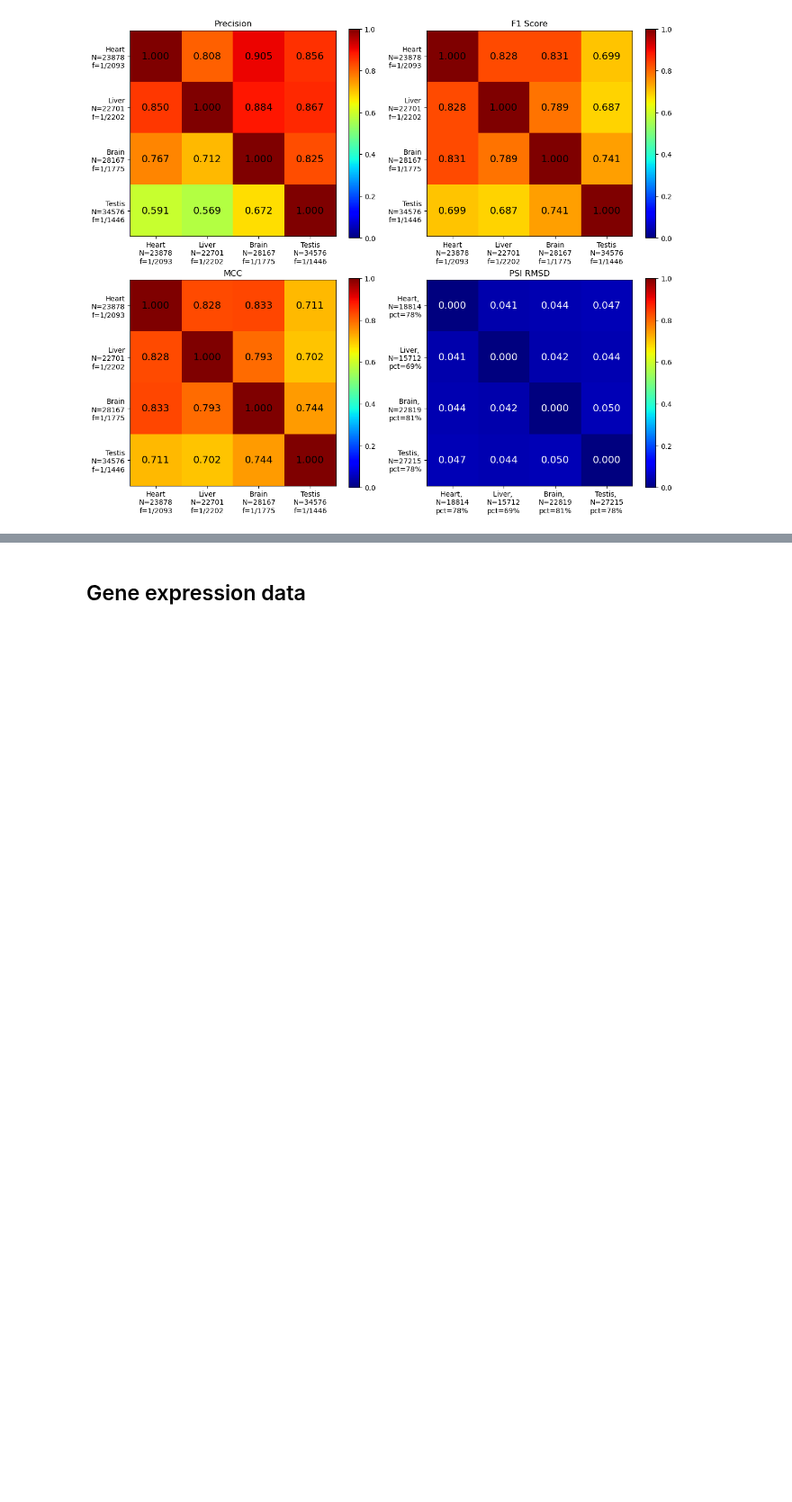
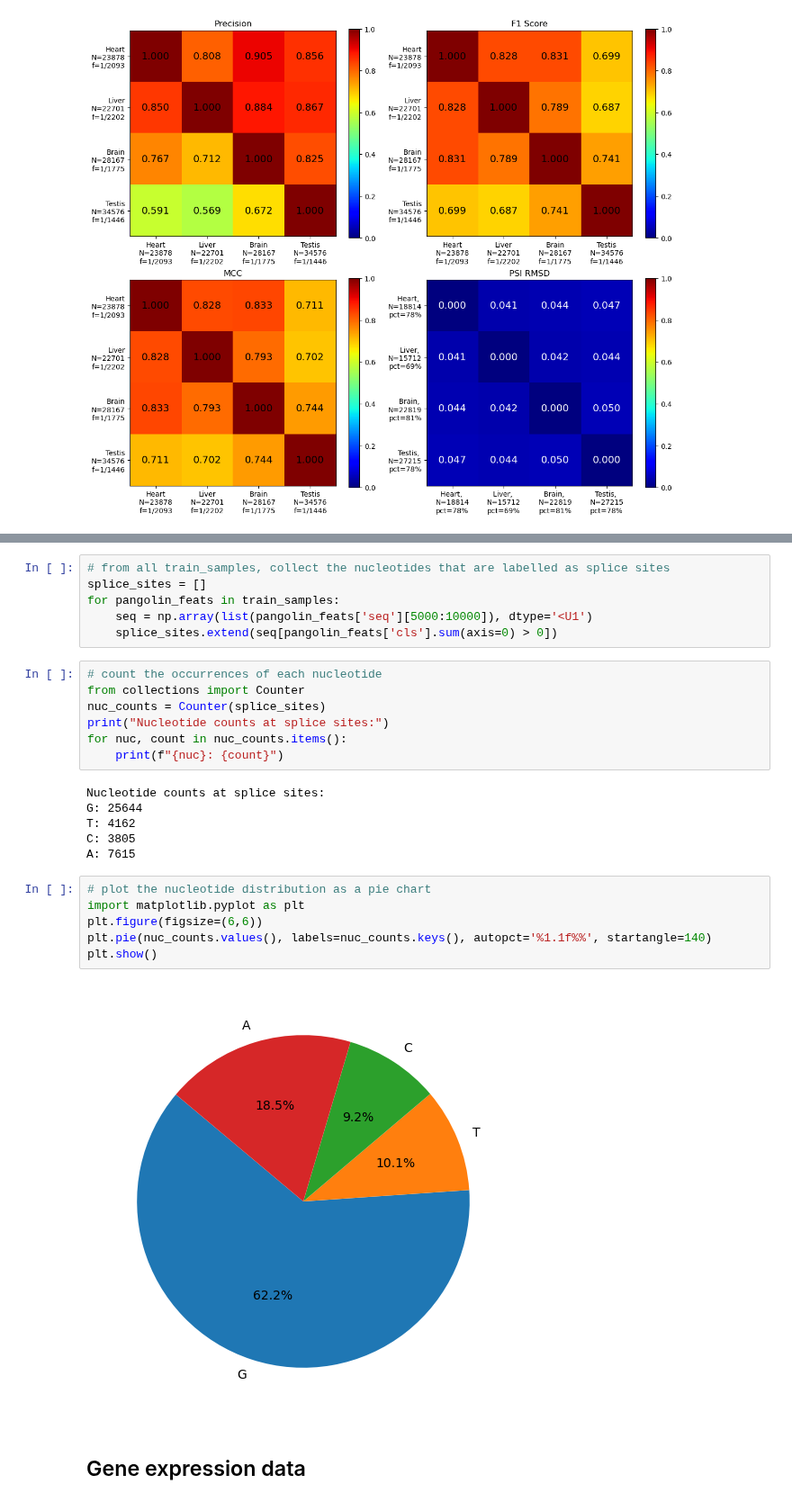
Before and after one commit to qiuresearch/AmbiSplice, a Jupyter notebook: data_prep.ipynb, the cells around one changed output, grey strips where cells are left out. Shown at 90% size. Saved outputs shown, nothing was run; the diff lists cells and outputs as text; blank space fills up the shorter version.

```diff
--- a/data_prep.ipynb
+++ b/data_prep.ipynb
@@ -422,3 +460,30 @@ plt.show()
+# %%
+# from all train_samples, collect the nucleotides that are labelled as splice sites
+splice_sites = []
+for pangolin_feats in train_samples:
+    seq = np.array(list(pangolin_feats['seq'][5000:10000]), dtype='<U1')
+    splice_sites.extend(seq[pangolin_feats['cls'].sum(axis=0) > 0])
+# %%
+# count the occurrences of each nucleotide
+from collections import Counter
+nuc_counts = Counter(splice_sites)
+print("Nucleotide counts at splice sites:")
+for nuc, count in nuc_counts.items():
+    print(f"{nuc}: {count}")
+# %% [output]
+Nucleotide counts at splice sites:
+G: 25644
+T: 4162
+C: 3805
+A: 7615
+# %%
+# plot the nucleotide distribution as a pie chart
+import matplotlib.pyplot as plt
+plt.figure(figsize=(6,6))
+plt.pie(nuc_counts.values(), labels=nuc_counts.keys(), autopct='%1.1f%%', startangle=140)
+plt.show()
+# %% [output]
+[figure, added]
 # %% [markdown]
 ## Gene expression data
 # %%
```
Also changed, not shown: parts of 7 cells of this notebook, 6 other files.
